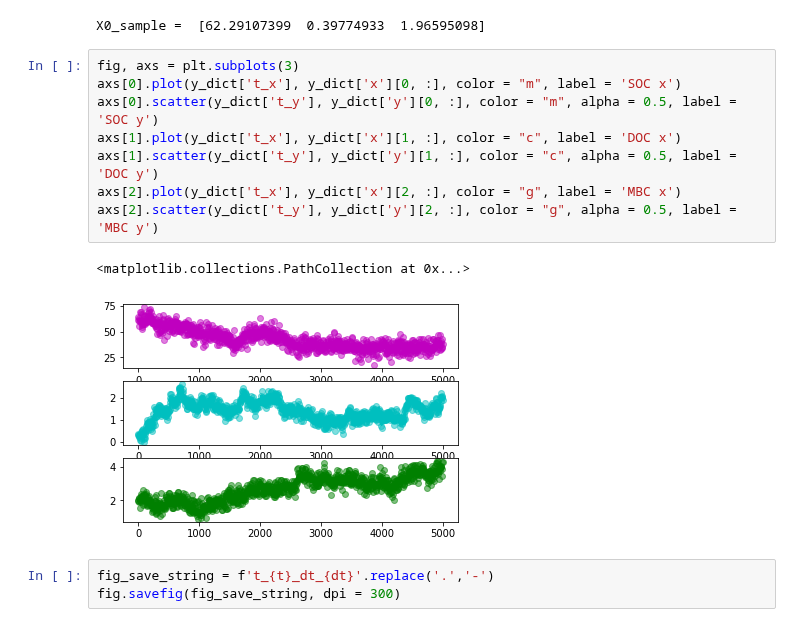
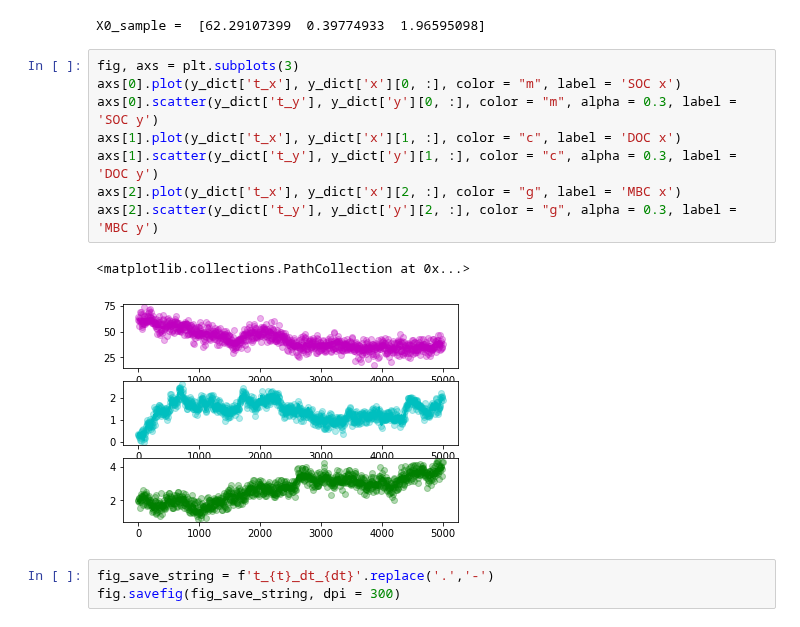
Before and after one commit to wallyxie/varInferenceSoilBiogeoModelSyntheticData, a Jupyter notebook: python_sde_variational_inference_code/SBM_SDE_gen_y.ipynb, the cells around one changed output. Saved outputs shown, nothing was run; the diff lists cells and outputs as text.

Commit message:
updated plots

```diff
--- a/python_sde_variational_inference_code/SBM_SDE_gen_y.ipynb
+++ b/python_sde_variational_inference_code/SBM_SDE_gen_y.ipynb
@@ -278,14 +278,14 @@ X0_sample =  [62.29107399  0.39774933  1.96595098]
 # %%
 fig, axs = plt.subplots(3)
 axs[0].plot(y_dict['t_x'], y_dict['x'][0, :], color = "m", label = 'SOC x')
-axs[0].scatter(y_dict['t_y'], y_dict['y'][0, :], color = "m", alpha = 0.5, label = 'SOC y')
+axs[0].scatter(y_dict['t_y'], y_dict['y'][0, :], color = "m", alpha = 0.3, label = 'SOC y')
 axs[1].plot(y_dict['t_x'], y_dict['x'][1, :], color = "c", label = 'DOC x')
-axs[1].scatter(y_dict['t_y'], y_dict['y'][1, :], color = "c", alpha = 0.5, label = 'DOC y')
+axs[1].scatter(y_dict['t_y'], y_dict['y'][1, :], color = "c", alpha = 0.3, label = 'DOC y')
 axs[2].plot(y_dict['t_x'], y_dict['x'][2, :], color = "g", label = 'MBC x')
-axs[2].scatter(y_dict['t_y'], y_dict['y'][2, :], color = "g", alpha = 0.5, label = 'MBC y')
+axs[2].scatter(y_dict['t_y'], y_dict['y'][2, :], color = "g", alpha = 0.3, label = 'MBC y')
 # %% [output]
 <matplotlib.collections.PathCollection at 0x...>
-[figure, old version]
+[figure, new version]
 # %%
 fig_save_string = f't_{t}_dt_{dt}'.replace('.','-')
 fig.savefig(fig_save_string, dpi = 300)
```
Also changed, not shown: parts of 1 cell of this notebook, 4 other files.
